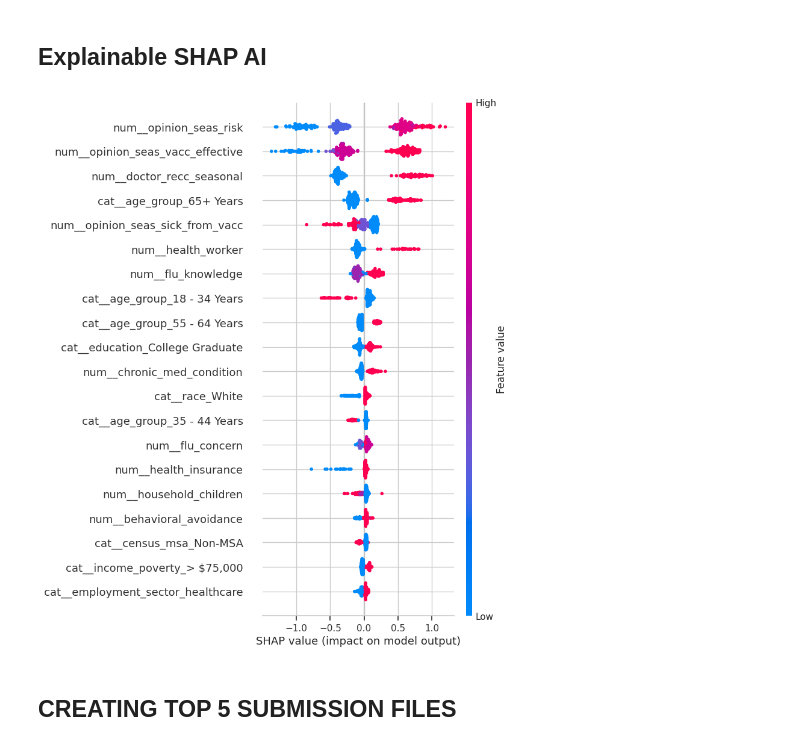
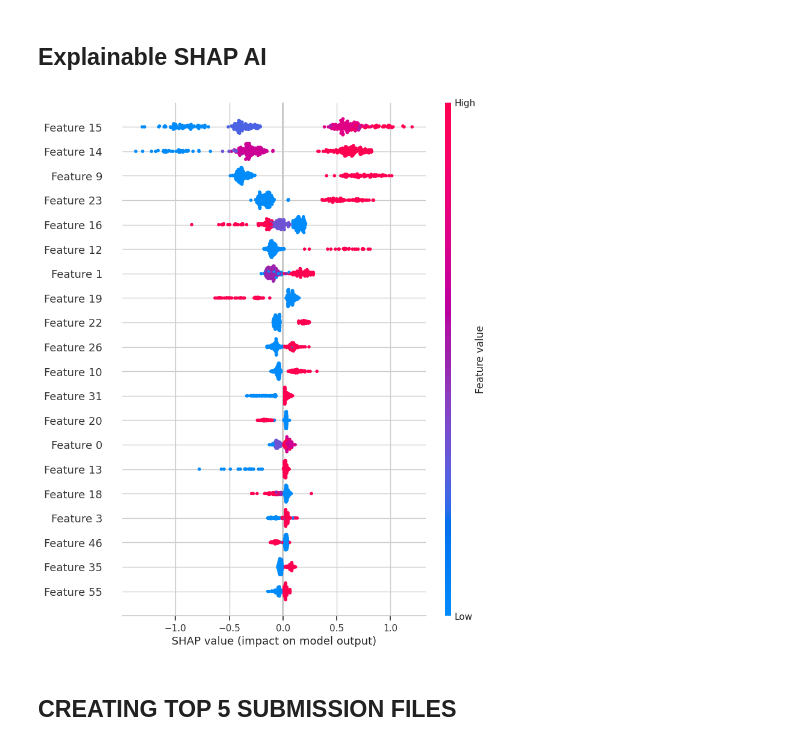
Before and after one commit to B-DS-Research/B6_Research, a Jupyter notebook: RMDS_Hackathon.ipynb, the cells around one changed output. Drawn from its saved outputs; the diff is of its cells as text; code cells hidden in the pictures.

```diff
--- a/RMDS_Hackathon.ipynb
+++ b/RMDS_Hackathon.ipynb
@@ -894,40 +894,20 @@ plt.show()
 ## Explainable SHAP AI
 # %%
 try:
-    # Transform validation data using preprocessing pipeline
     X_valid_processed = best_pipeline.named_steps["preprocessor"].transform(X_valid)
-
-    # Get actual transformed feature names
-    feature_names = best_pipeline.named_steps["preprocessor"].get_feature_names_out()
-
-    # Extract trained model only
     model_only = best_pipeline.named_steps["model"]
 
-    # Create SHAP explainer
     explainer = shap.Explainer(model_only)
-
-    # Calculate SHAP values
     shap_values = explainer(X_valid_processed[:300])
 
-    # Convert processed data into DataFrame with real names
-    X_valid_processed_df = pd.DataFrame(
-        X_valid_processed[:300],
-        columns=feature_names
-    )
-
-    # SHAP summary plot with REAL feature names
-    shap.summary_plot(
-        shap_values,
-        X_valid_processed_df,
-        max_display=20,
-        show=True
-    )
+    shap.summary_plot(shap_values, X_valid_processed[:300], show=True)
 
 except Exception as error:
-    print("SHAP failed.")
+    print("SHAP could not run for this model.")
+    print("Permutation importance is already saved and can be used as XAI evidence.")
     print(error)
 # %% [output]
-[figure, old version]
+[figure, new version]
 # %% [markdown]
 ## CREATING TOP 5 SUBMISSION FILES
 # %%
```
Also changed, not shown: parts of 1 cell of this notebook.
